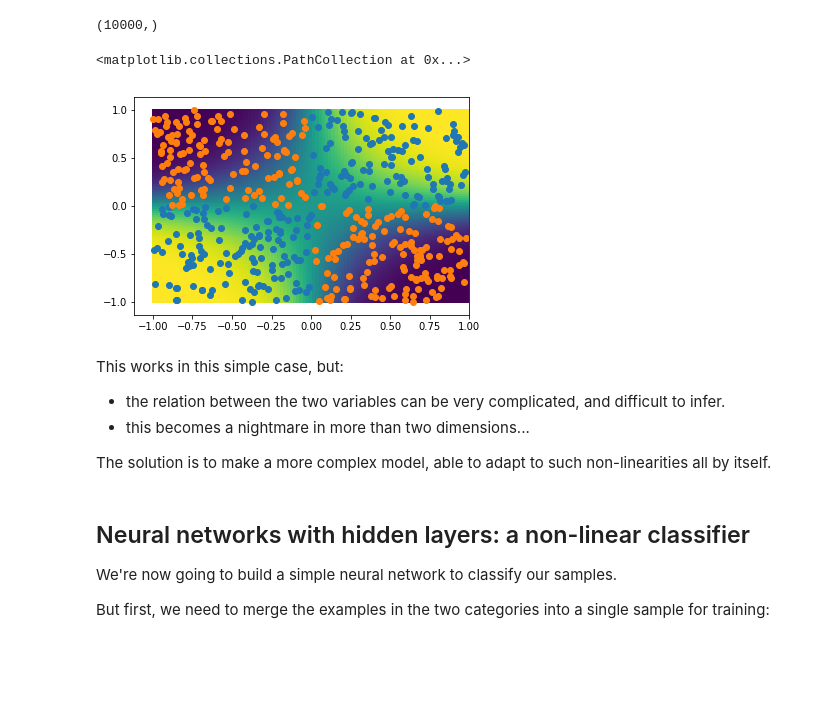
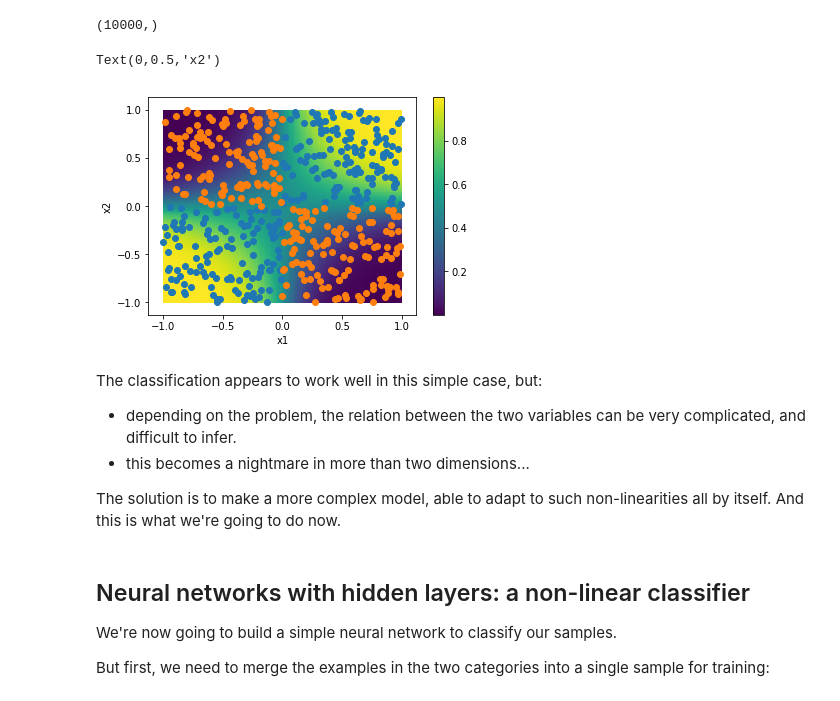
Before and after one commit to cbernet/maldives, a Jupyter notebook: one_neuron/logistic_regression_2d.ipynb, the cells around one changed output. Saved outputs shown, nothing was run; the diff lists cells and outputs as text; code cells hidden in the pictures; blank space fills up the shorter version.

```diff
--- a/one_neuron/logistic_regression_2d.ipynb
+++ b/one_neuron/logistic_regression_2d.ipynb
@@ -359,18 +393,21 @@ probs[:,1].shape
 (10000,)
 # %%
 plt.pcolor(gridx1, gridx2, probs[:,1].reshape(npoints,npoints))
+plt.colorbar()
 plt.scatter(srx0[:,0], srx0[:,1])
 plt.scatter(srx1[:,0], srx1[:,1])
+plt.xlabel('x1')
+plt.ylabel('x2')
 # %% [output]
-<matplotlib.collections.PathCollection at 0x...>
+Text(0,0.5,'x2')
-[figure, old version]
+[figure, new version]
 # %% [markdown]
-This works in this simple case, but:
+The classification appears to work well in this simple case, but:
 
-* the relation between the two variables can be very complicated, and difficult to infer.
+* depending on the problem, the relation between the two variables can be very complicated, and difficult to infer.
 * this becomes a nightmare in more than two dimensions...
 
-The solution is to make a more complex model, able to adapt to such non-linearities all by itself.
+The solution is to make a more complex model, able to adapt to such non-linearities all by itself. And this is what we're going to do now.
 # %% [markdown]
 ## Neural networks with hidden layers: a non-linear classifier
 
```
Also changed, not shown: parts of 42 cells of this notebook, 1 other file.
